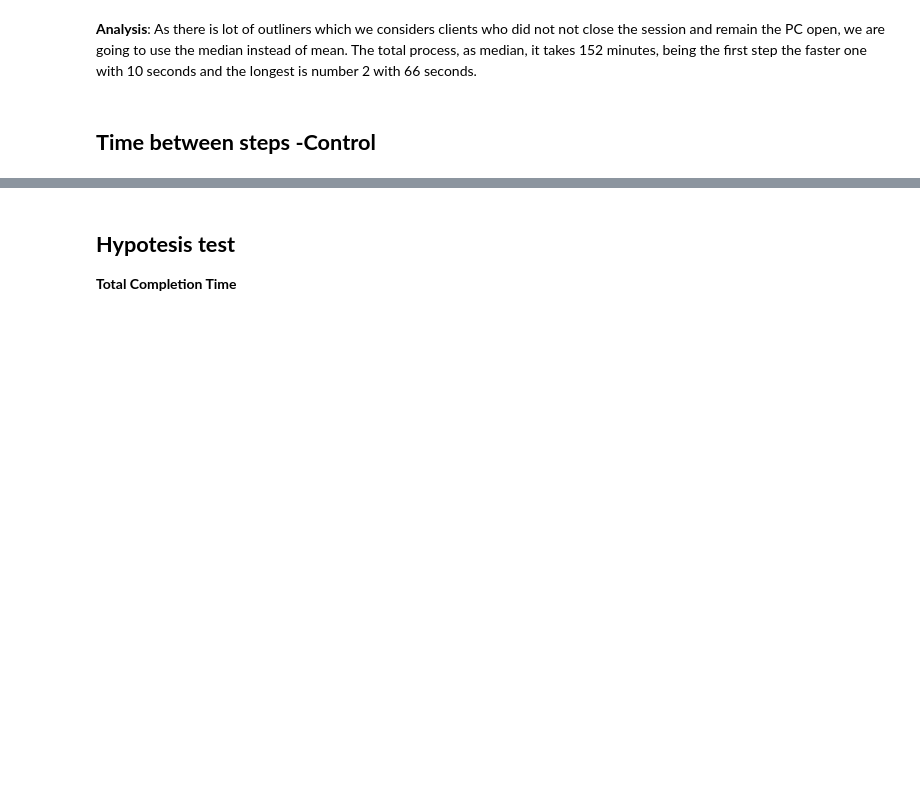
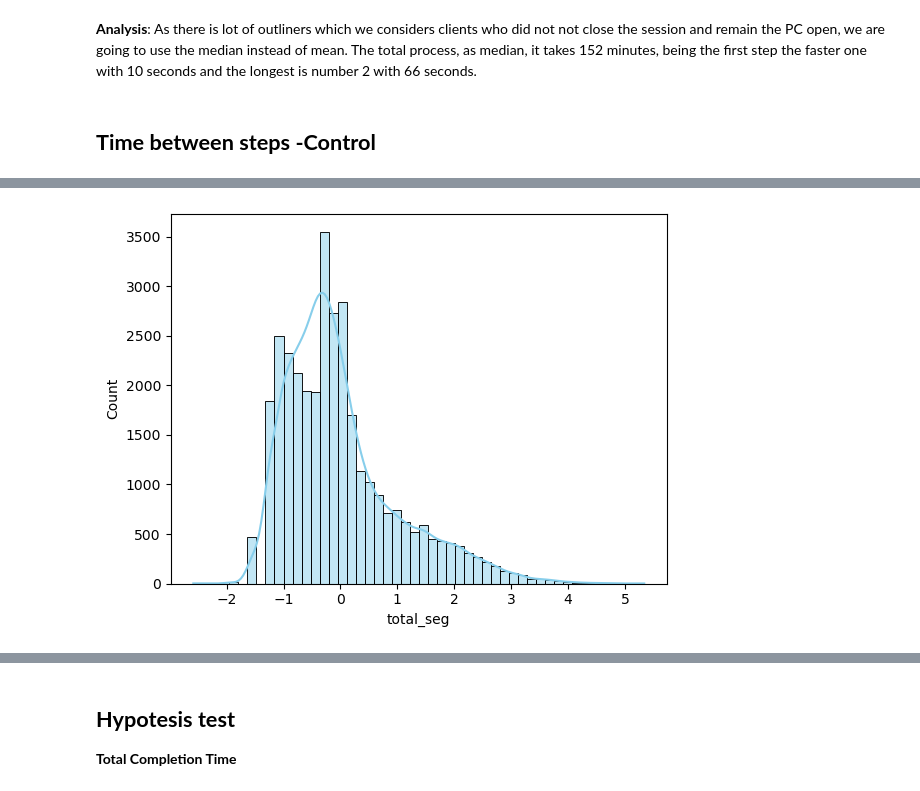
Before and after one commit to mkpaerce/vanguard-ab-test, a Jupyter notebook: Notebooks/vanguard_data_hypotesis-test-completion-time.ipynb, the cells around one changed output, grey strips where cells are left out. Saved outputs shown, nothing was run; the diff lists cells and outputs as text; code cells hidden in the pictures; blank space fills up the shorter version.

```diff
--- a/Notebooks/vanguard_data_hypotesis-test-completion-time.ipynb
+++ b/Notebooks/vanguard_data_hypotesis-test-completion-time.ipynb
@@ -132,0 +238,9 @@ shapiro_test_statistic, shapiro_p_value
+# %%
+log_transformed_total_seg_ct01 = np.log1p(df_web_test_dif_time01['total_seg'])
+standardized_log_total_seg_ct01 = (log_transformed_total_seg_ct01 - log_transformed_total_seg_ct01.mean()) / log_transformed_total_seg_ct01.std()
+
+# Plotting histogram for transformed 'SalePrice'
+sns.histplot(standardized_log_total_seg_ct01, kde=True, bins=50, color="skyblue")
+plt.show()
+# %% [output]
+[figure, added]
```
Also changed, not shown: parts of 98 cells of this notebook, 2 other files.
